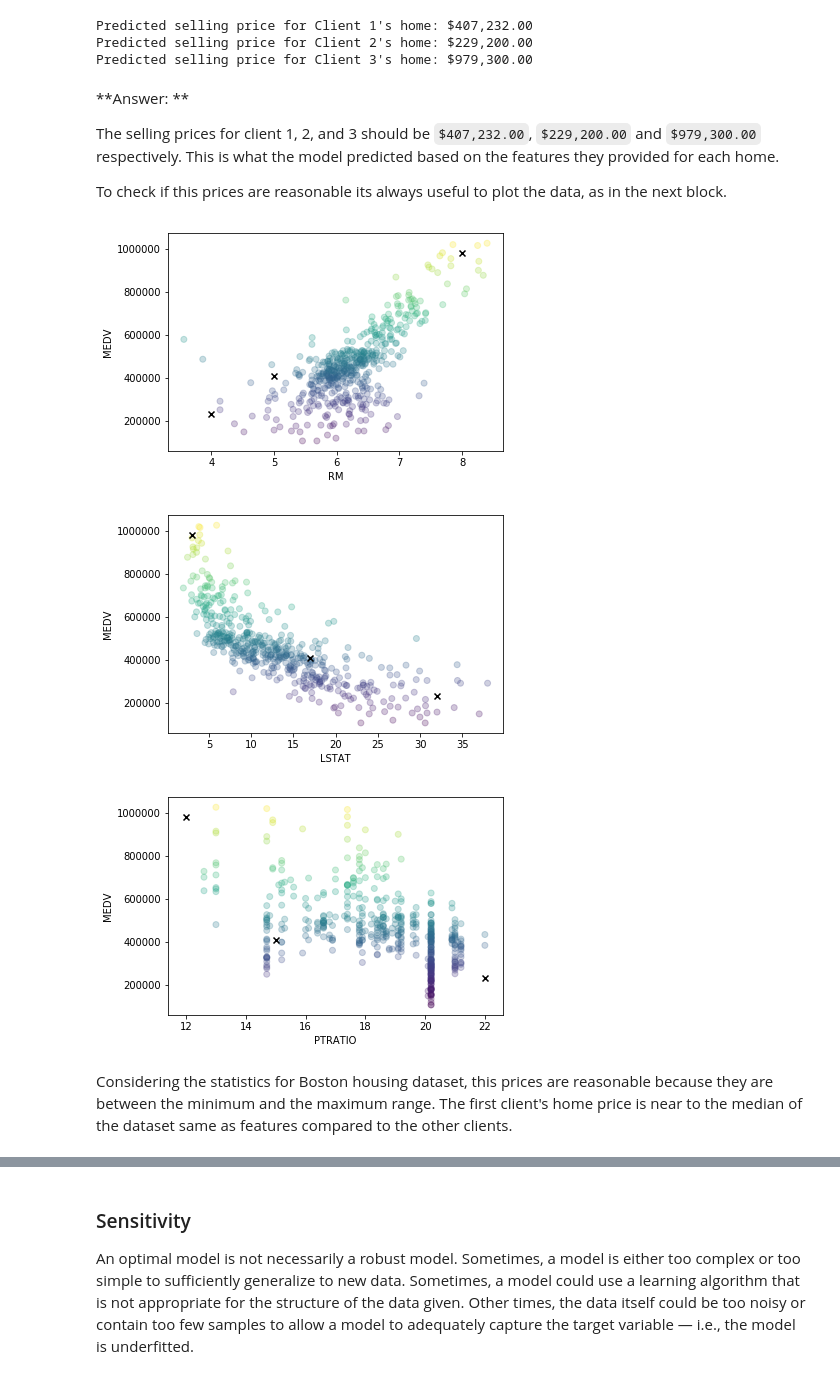
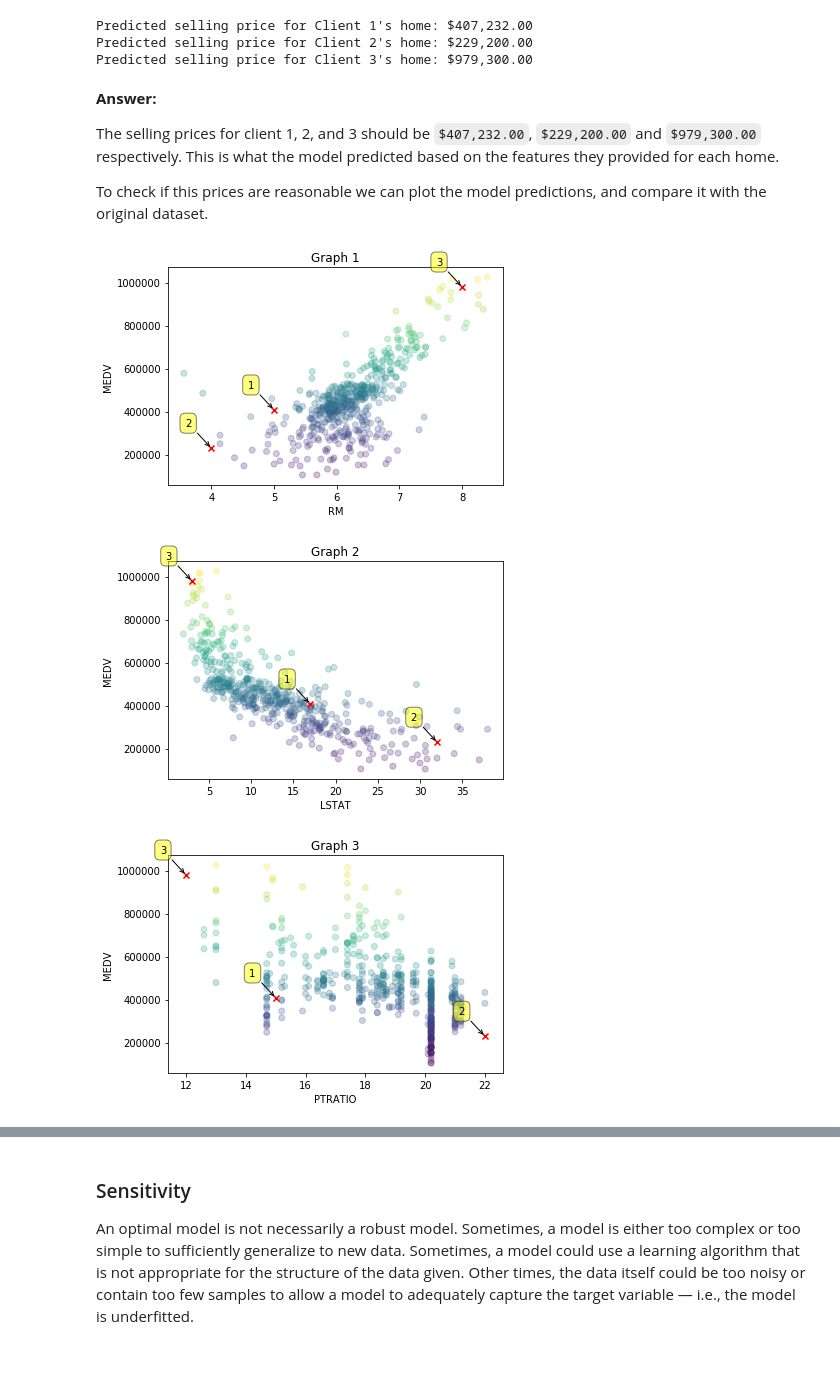
Before and after one commit to bastiancy/machine-learning, a Jupyter notebook: projects/boston_housing/boston_housing.ipynb, the cells around one changed output, grey strips where cells are left out. Drawn from its saved outputs; the diff is of its cells as text; code cells hidden in the pictures.

Commit message:
completed boston_housing

```diff
--- a/projects/boston_housing/boston_housing.ipynb
+++ b/projects/boston_housing/boston_housing.ipynb
@@ -99,0 +104,10 @@ As a reminder, we are using three features from the Boston housing dataset: `'RM
+# %%
+from matplotlib import pyplot as plt
+
+clients = np.transpose(client_data)
+for i, feat in enumerate(['RM', 'LSTAT', 'PTRATIO']):
+    plt.scatter(features[feat], prices, alpha=0.25, c=prices)
+    plt.xlabel(feat)
+    plt.ylabel('MEDV')
+    plt.title('Graph {}'.format(i + 1))
+    plt.show()
@@ -403,25 +421,33 @@ Predicted selling price for Client 1's home: $407,232.00
 Predicted selling price for Client 2's home: $229,200.00
 Predicted selling price for Client 3's home: $979,300.00
 # %% [markdown]
-**Answer: **
+**Answer:**
 
 The selling prices for client 1, 2, and 3 should be `$407,232.00`, `$229,200.00` and `$979,300.00` respectively. This is what the model predicted based on the features they provided for each home.
 
-To check if this prices are reasonable its always useful to plot the data, as in the next block.
+To check if this prices are reasonable we can plot the model predictions, and compare it with the original dataset.
 # %%
 from matplotlib import pyplot as plt
 
 clients = np.transpose(client_data)
 pred = reg.predict(client_data)
 for i, feat in enumerate(['RM', 'LSTAT', 'PTRATIO']):
     plt.scatter(features[feat], prices, alpha=0.25, c=prices)
-    plt.scatter(clients[i], pred, color='black', marker='x', linewidths=2)
+    plt.scatter(clients[i], pred, color='red', marker='x', linewidths=2)
     plt.xlabel(feat)
     plt.ylabel('MEDV')
+    plt.title('Graph {}'.format(i + 1))
+
+    for label, x, y in zip(range(1, len(pred) + 1), clients[i], pred):
+        plt.annotate(
+            label,
+            xy=(x, y), xytext=(-20, 20),
+            textcoords='offset points', ha='right', va='bottom',
+            bbox=dict(boxstyle='round,pad=0.5', fc='yellow', alpha=0.5),
+            arrowprops=dict(arrowstyle = '->', connectionstyle='arc3,rad=0'))
+
     plt.show()
 # %% [output]
-[figure, old version]
+[figure, new version]
-[figure, old version]
+[figure, new version]
-[figure, old version]
+[figure, new version]
-# %% [markdown]
-Considering the statistics for Boston housing dataset, this prices are reasonable because they are between the minimum and the maximum range. The first client's home price is near to the median of the dataset same as features compared to the other clients.
```
Also changed, not shown: parts of 17 cells of this notebook, 2 other files.
